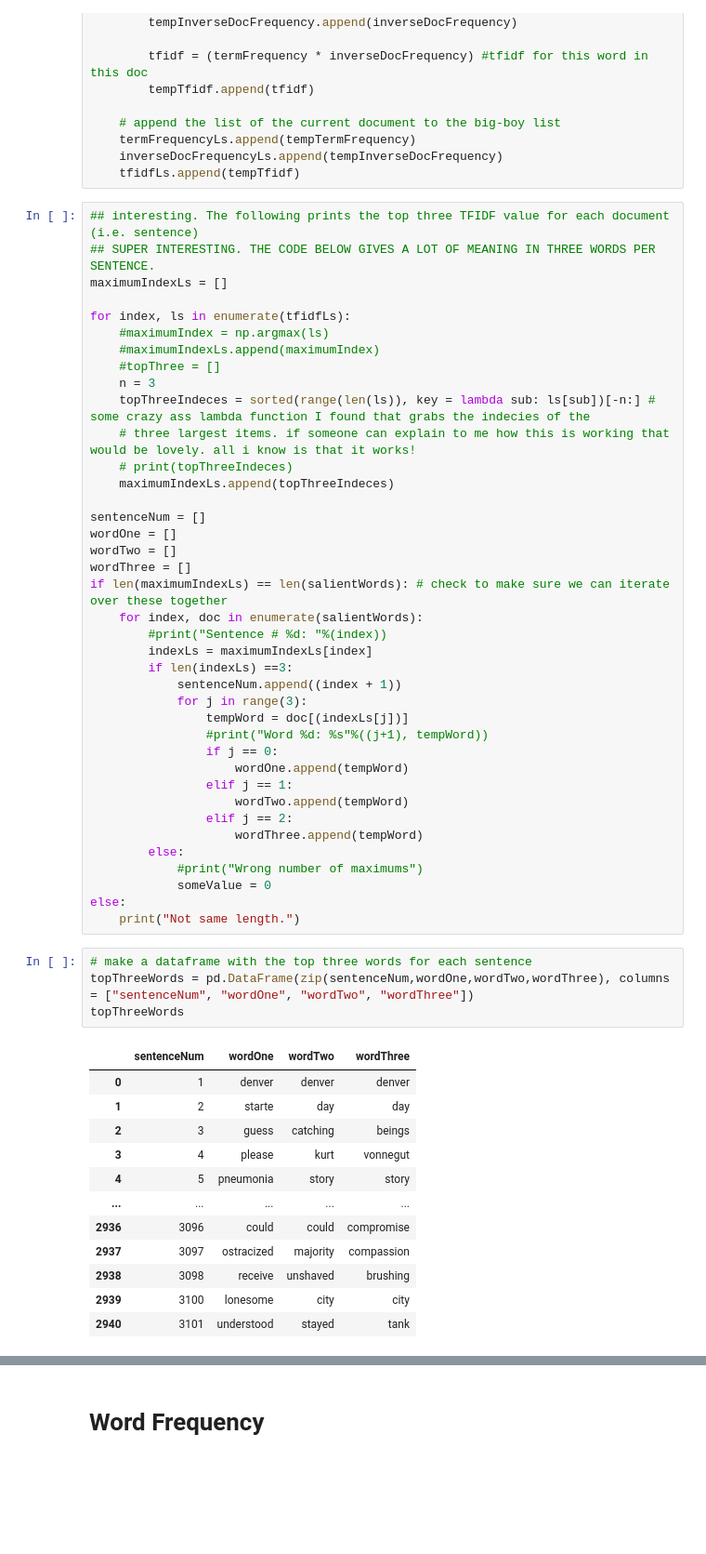
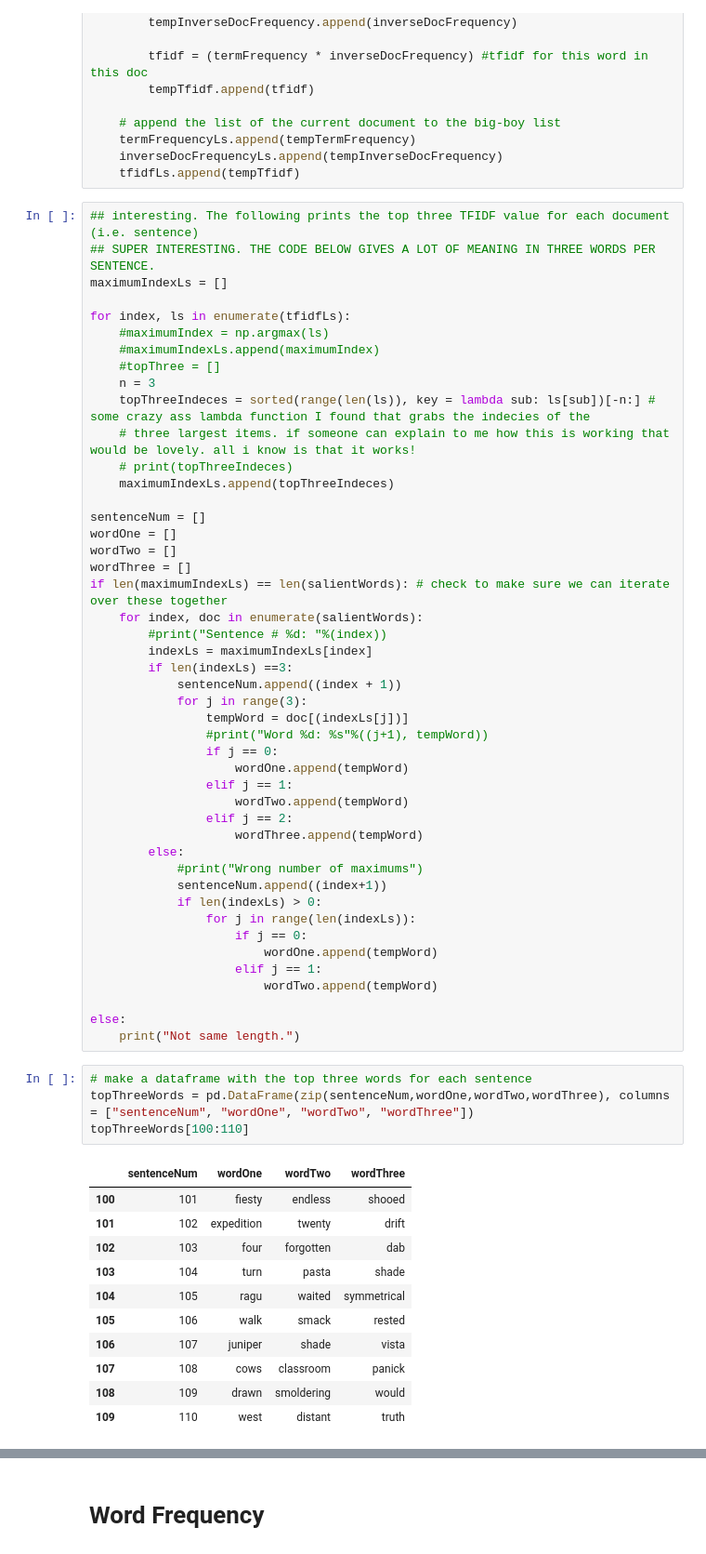
Before and after one commit to djdebonis/downByTheRiver, a Jupyter notebook: livingInAVan.ipynb, the cells around one changed output, grey strips where cells are left out. Shown: that part at 93% size. Drawn from its saved outputs; the diff is of its cells as text; blank space fills up the shorter version.

```diff
--- a/livingInAVan.ipynb
+++ b/livingInAVan.ipynb
@@ -133,23 +136,29 @@ if len(maximumIndexLs) == len(salientWords): # check to make sure we can iterate
                     wordThree.append(tempWord)
         else:
             #print("Wrong number of maximums")
-            someValue = 0
+            sentenceNum.append((index+1))
+            if len(indexLs) > 0:
+                for j in range(len(indexLs)):
+                    if j == 0:
+                        wordOne.append(tempWord)
+                    elif j == 1:
+                        wordTwo.append(tempWord)
+
 else:
     print("Not same length.")
 # %%
 # make a dataframe with the top three words for each sentence
 topThreeWords = pd.DataFrame(zip(sentenceNum,wordOne,wordTwo,wordThree), columns = ["sentenceNum", "wordOne", "wordTwo", "wordThree"])
-topThreeWords
+topThreeWords[100:110]
 # %% [output]
 |  | sentenceNum | wordOne | wordTwo | wordThree |
-| 0 | 1 | denver | denver | denver |
-| 1 | 2 | starte | day | day |
-| 2 | 3 | guess | catching | beings |
-| 3 | 4 | please | kurt | vonnegut |
-| 4 | 5 | pneumonia | story | story |
-| ... | ... | ... | ... | ... |
-| 2936 | 3096 | could | could | compromise |
-| 2937 | 3097 | ostracized | majority | compassion |
-| 2938 | 3098 | receive | unshaved | brushing |
-| 2939 | 3100 | lonesome | city | city |
-| 2940 | 3101 | understood | stayed | tank |
+| 100 | 101 | fiesty | endless | shooed |
+| 101 | 102 | expedition | twenty | drift |
+| 102 | 103 | four | forgotten | dab |
+| 103 | 104 | turn | pasta | shade |
+| 104 | 105 | ragu | waited | symmetrical |
+| 105 | 106 | walk | smack | rested |
+| 106 | 107 | juniper | shade | vista |
+| 107 | 108 | cows | classroom | panick |
+| 108 | 109 | drawn | smoldering | would |
+| 109 | 110 | west | distant | truth |
```
Also changed, not shown: parts of 22 cells of this notebook, 1 other file.
